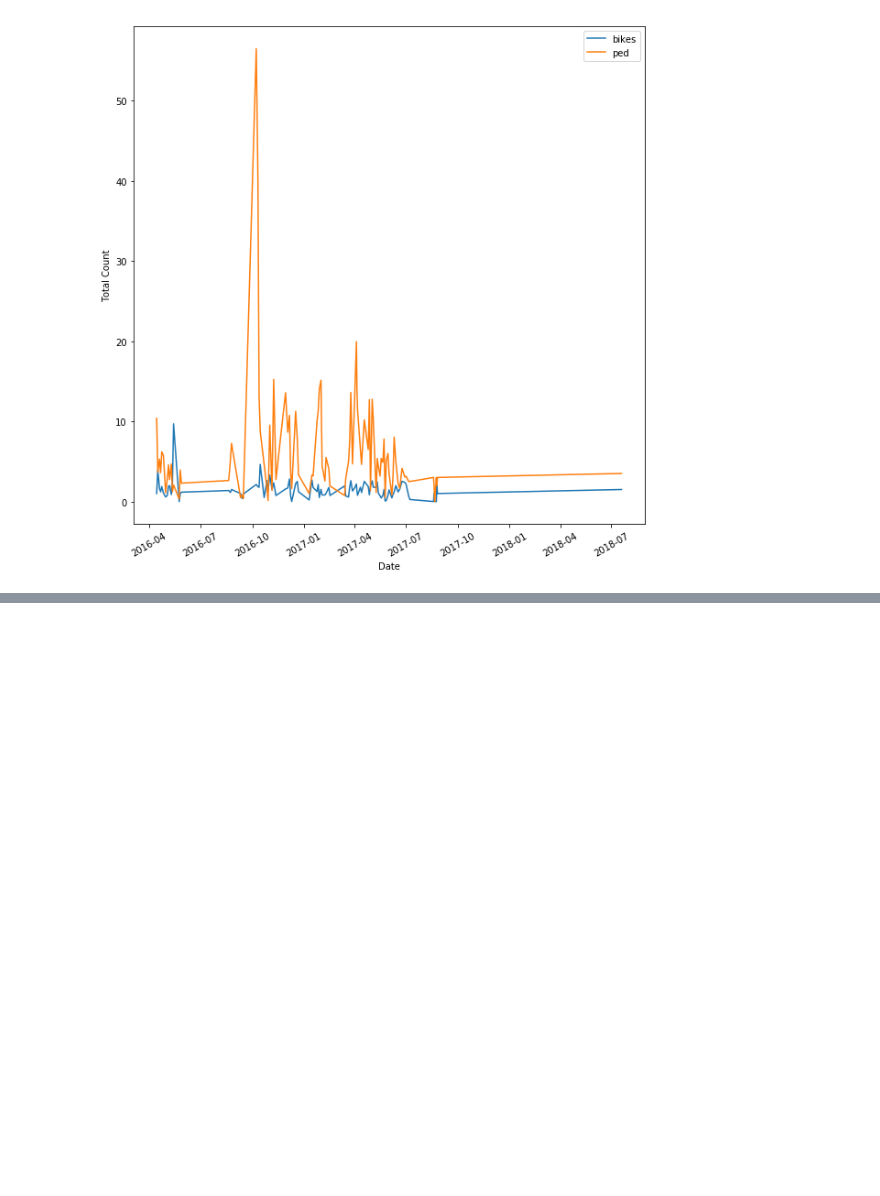
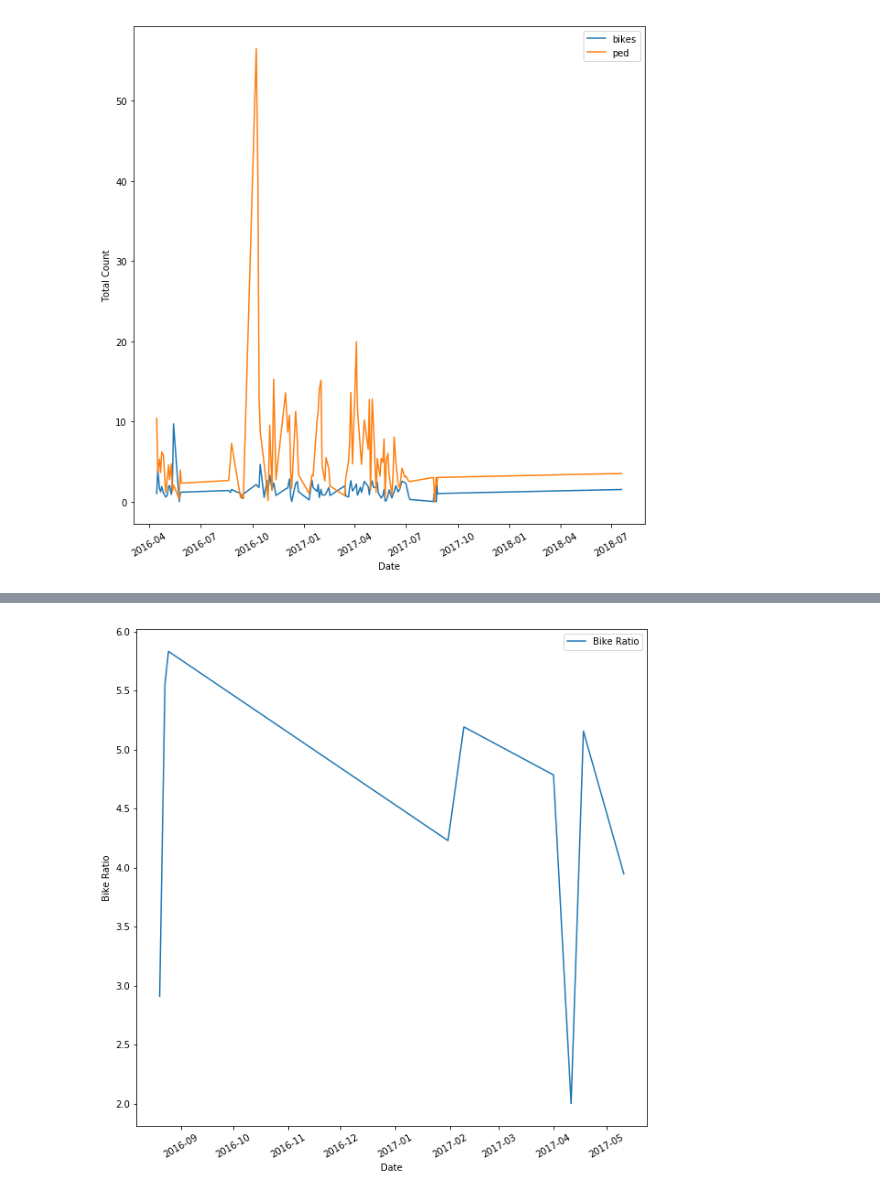
Before and after one commit to zihaoxu/BikeSGV, a Jupyter notebook: notebook/Analysis/03l-starter-code-for-temporal-trends.ipynb, the cells around one changed output, grey strips where cells are left out. Saved outputs shown, nothing was run; the diff lists cells and outputs as text; code cells hidden in the pictures; blank space fills up the shorter version.

Commit message:
ratio

```diff
--- a/notebook/Analysis/03l-starter-code-for-temporal-trends.ipynb
+++ b/notebook/Analysis/03l-starter-code-for-temporal-trends.ipynb
@@ -492,0 +592,4 @@ sns.kdeplot(merged_on_day['total'], bw=0, cumulative=False)
+# %%
+# Use the date and interval_begin column to make a datetime column
+merged['date'] = pd.to_datetime(merged['date'])
+merged.head()
@@ -492,0 +603,5 @@ sns.kdeplot(merged_on_day['total'], bw=0, cumulative=False)
+# %%
+# merge on location id and date (we don't need it)
+merged_on_day_avg = merged.groupby(by=['city','date']).mean()
+#merged_on_day = merged_on_day.drop('city', axis=1)
+merged_on_day_avg.head()
@@ -492,0 +616,5 @@ sns.kdeplot(merged_on_day['total'], bw=0, cumulative=False)
+# %%
+merged_on_day_avg['ped_percent'] = merged_on_day_avg['ped_count'] / merged_on_day_avg['total']
+merged_on_day_avg['bike_percent'] = merged_on_day_avg['bike_count'] / merged_on_day_avg['total']
+merged_on_day_avg['bike_ratio'] = (merged_on_day_avg['bike_count'] + merged_on_day_avg['ped_count']) / merged_on_day_avg['bike_count']
+merged_on_day_abs.head()
@@ -492,0 +675,15 @@ sns.kdeplot(merged_on_day['total'], bw=0, cumulative=False)
+# %%
+po = merged_on_day_avg.loc[['Pomona']]
+po.index = po.index.droplevel(0)
+
+alt = merged_on_day_avg.loc[['Altadena']]
+alt.index = alt.index.droplevel(0)
+
+mt = merged_on_day_avg.loc[['Mt. SAC/Cal Poly/Walnut']]
+mt.index = mt.index.droplevel(0)
+
+dua = merged_on_day_avg.loc[['Duarte']]
+dua.index = dua.index.droplevel(0)
+
+arc = merged_on_day_avg.loc[['Arcadia']]
+arc.index = arc.index.droplevel(0)
@@ -492,0 +705,13 @@ sns.kdeplot(merged_on_day['total'], bw=0, cumulative=False)
+# %%
+plt.figure(figsize=(10, 10))
+
+plt.plot(po['bike_ratio'], label='Bike Ratio')
+
+plt.xticks(rotation = 30)
+plt.xlabel('Date')
+plt.ylabel('Bike Ratio')
+
+plt.legend()
+plt.show()
+# %% [output]
+[figure, added]
```
Also changed, not shown: parts of 27 cells of this notebook, 2 other files.
